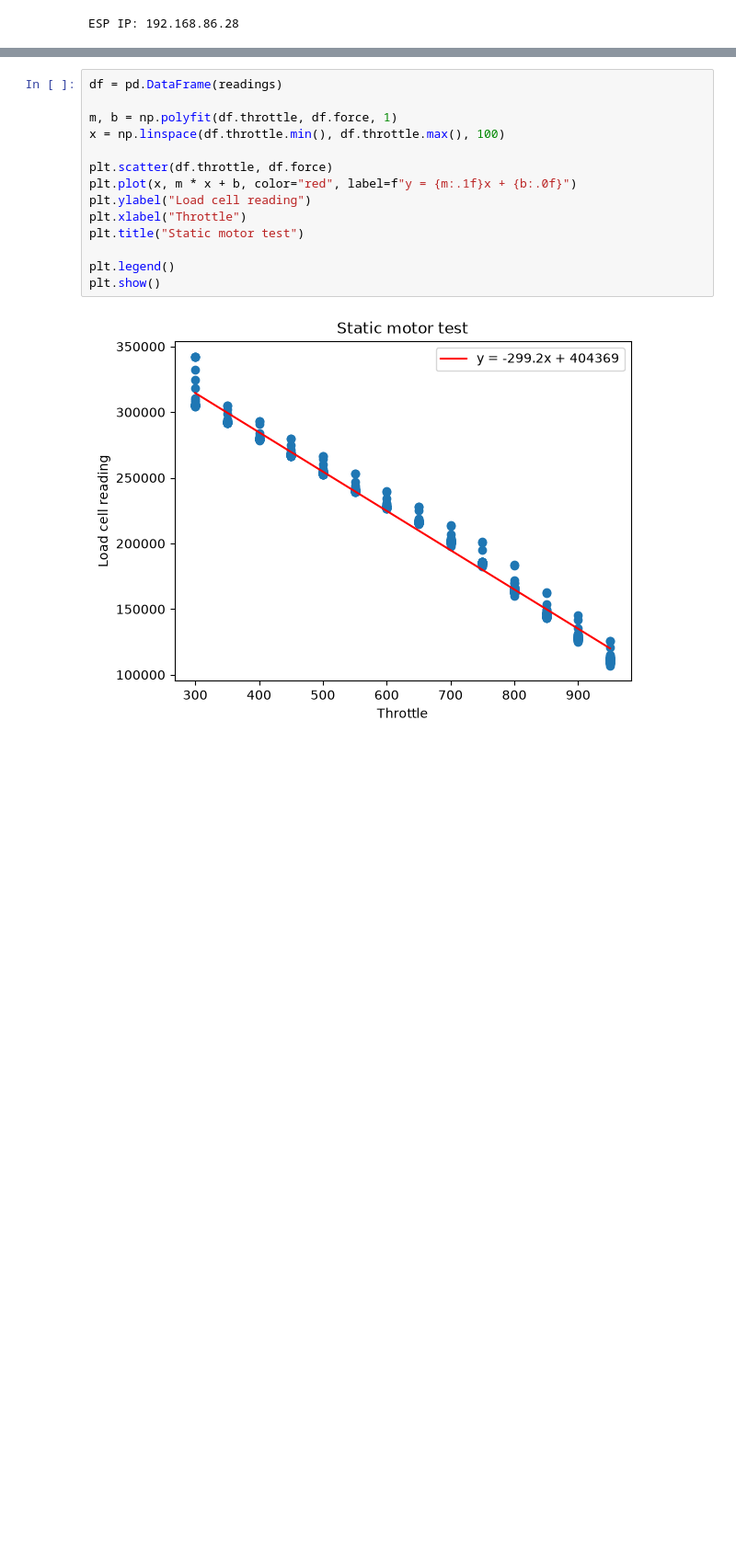
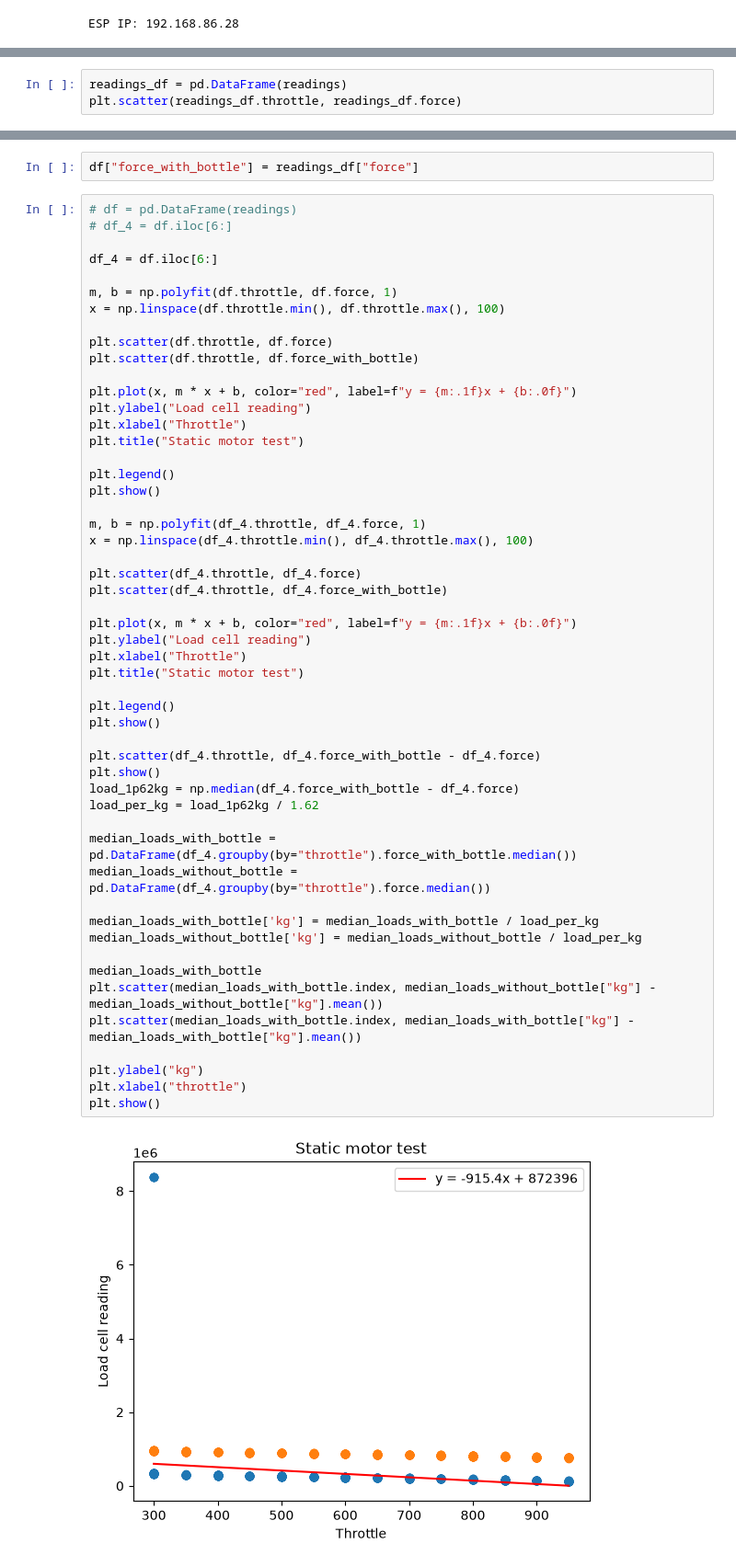
Before and after one commit to womogenes/bill-drone, a Jupyter notebook: src/sw/analysis.ipynb, the cells around one changed output, grey strips where cells are left out. Shown at 92% size. Cells and saved outputs as stored; diff of their text form; blank space fills up the shorter version.

```diff
--- a/src/sw/analysis.ipynb
+++ b/src/sw/analysis.ipynb
@@ -60,3 +60,6 @@ Setting throttle to 800
 Setting throttle to 850
 Setting throttle to 900
 Setting throttle to 950
+# %%
+readings_df = pd.DataFrame(readings)
+plt.scatter(readings_df.throttle, readings_df.force)
@@ -63,16 +69,56 @@ Setting throttle to 950
+# %%
+df["force_with_bottle"] = readings_df["force"]
 # %%
-df = pd.DataFrame(readings)
+# df = pd.DataFrame(readings)
+# df_4 = df.iloc[6:]
+
+df_4 = df.iloc[6:]
 
 m, b = np.polyfit(df.throttle, df.force, 1)
 x = np.linspace(df.throttle.min(), df.throttle.max(), 100)
 
 plt.scatter(df.throttle, df.force)
+plt.scatter(df.throttle, df.force_with_bottle)
+
 plt.plot(x, m * x + b, color="red", label=f"y = {m:.1f}x + {b:.0f}")
 plt.ylabel("Load cell reading")
 plt.xlabel("Throttle")
 plt.title("Static motor test")
 
 plt.legend()
 plt.show()
+
+m, b = np.polyfit(df_4.throttle, df_4.force, 1)
+x = np.linspace(df_4.throttle.min(), df_4.throttle.max(), 100)
+
+plt.scatter(df_4.throttle, df_4.force)
+plt.scatter(df_4.throttle, df_4.force_with_bottle)
+
+plt.plot(x, m * x + b, color="red", label=f"y = {m:.1f}x + {b:.0f}")
+plt.ylabel("Load cell reading")
+plt.xlabel("Throttle")
+plt.title("Static motor test")
+
+plt.legend()
+plt.show()
+
+plt.scatter(df_4.throttle, df_4.force_with_bottle - df_4.force)
+plt.show()
+load_1p62kg = np.median(df_4.force_with_bottle - df_4.force)
+load_per_kg = load_1p62kg / 1.62
+
+median_loads_with_bottle = pd.DataFrame(df_4.groupby(by="throttle").force_with_bottle.median())
+median_loads_without_bottle = pd.DataFrame(df_4.groupby(by="throttle").force.median())
+
+median_loads_with_bottle['kg'] = median_loads_with_bottle / load_per_kg
+median_loads_without_bottle['kg'] = median_loads_without_bottle / load_per_kg
+
+median_loads_with_bottle
+plt.scatter(median_loads_with_bottle.index, median_loads_without_bottle["kg"] - median_loads_without_bottle["kg"].mean())
+plt.scatter(median_loads_with_bottle.index, median_loads_with_bottle["kg"] - median_loads_with_bottle["kg"].mean())
+
+plt.ylabel("kg")
+plt.xlabel("throttle")
+plt.show()
 # %% [output]
-[figure, old version]
+[figure, new version]
```
Also changed, not shown: parts of 4 cells of this notebook, 9 other files.
